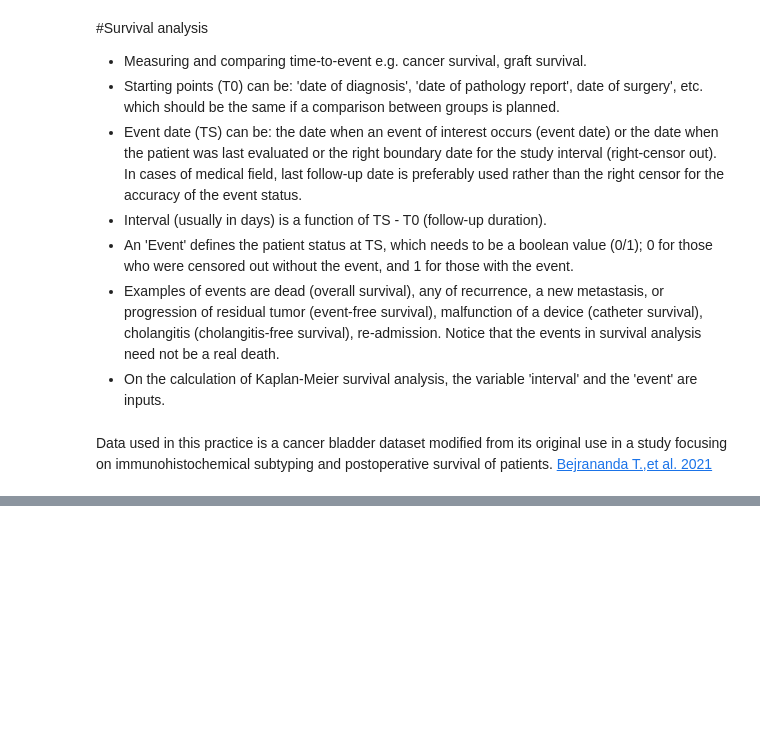
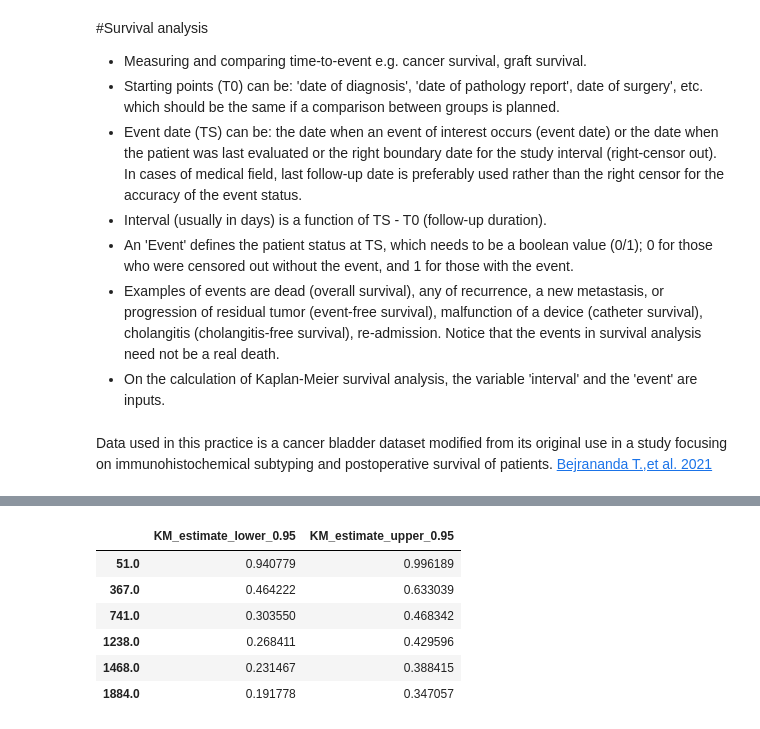
Before and after one commit to sasurasa/soda_ep1, a Jupyter notebook: soda_1_survival.ipynb, the cells around one changed output, grey strips where cells are left out. Drawn from its saved outputs; the diff is of its cells as text; code cells hidden in the pictures; blank space fills up the shorter version.

```diff
--- a/soda_1_survival.ipynb
+++ b/soda_1_survival.ipynb
@@ -82,0 +71,8 @@ single_kmc(bladder, 'dead', 'interval') #Display Kaplan-Meier curve of the whole
+# %%
+kmf = KaplanMeierFitter()
+interval = bladder['interval']
+event = bladder['dead']
+kmf.fit(interval, event_observed=event)
+time_points = [30, 365, 730, 1095, 1460, 1825]
+survival_prob = kmf.predict(time_points)
+survival_prob
@@ -82,0 +87,16 @@ single_kmc(bladder, 'dead', 'interval') #Display Kaplan-Meier curve of the whole
+# %%
+# Find 95% CIs of the closest time_points
+kmf_times = kmf.survival_function_.index.to_numpy()
+closest_time_points = np.searchsorted(kmf_times, time_points, side='left')
+closest_time_points = np.minimum(closest_time_points, len(kmf_times) - 1)
+closest_kmf_times = kmf_times[closest_time_points]
+closest_confidence_intervals = kmf.confidence_interval_.loc[closest_kmf_times]
+closest_confidence_intervals
+# %% [output]
+|  | KM_estimate_lower_0.95 | KM_estimate_upper_0.95 |
+| 51.0 | 0.940779 | 0.996189 |
+| 367.0 | 0.464222 | 0.633039 |
+| 741.0 | 0.303550 | 0.468342 |
+| 1238.0 | 0.268411 | 0.429596 |
+| 1468.0 | 0.231467 | 0.388415 |
+| 1884.0 | 0.191778 | 0.347057 |
```
Also changed, not shown: parts of 6 cells of this notebook.
